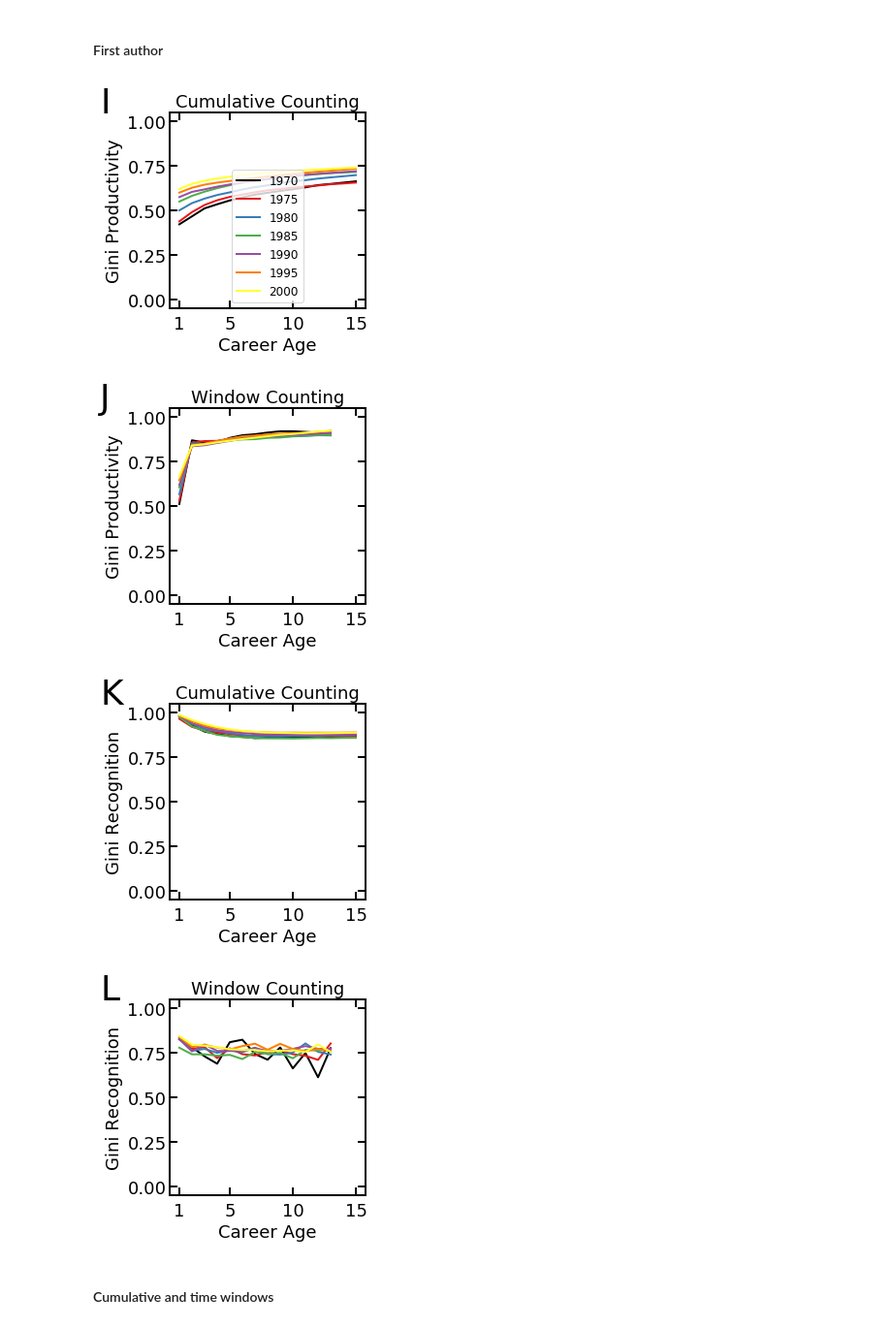
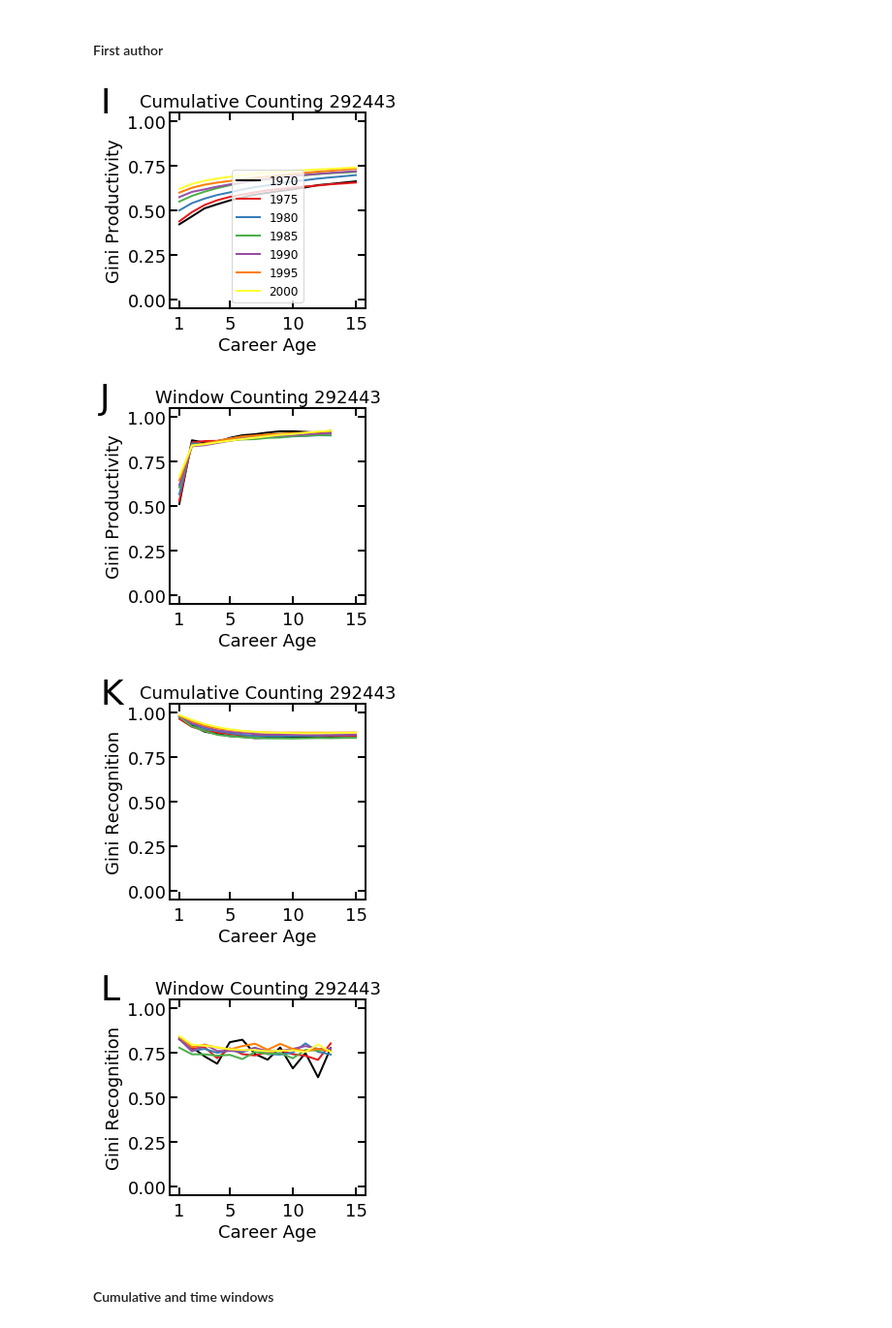
Before and after one commit to gesiscss/inequality, a Jupyter notebook: 7.Citation and Publication analysis.ipynb, the cells around one changed output. Shown at 97% size. Cells and saved outputs as stored; diff of their text form; code cells hidden in the pictures.

```diff
--- a/7.Citation and Publication analysis.ipynb
+++ b/7.Citation and Publication analysis.ipynb
@@ -600,7 +606,8 @@ res = []
 res2 = []
 for df in dfs:
     effect_size_count = get_effect_size_stats(df)
-    res.append(effect_size_count[effect_size_count > 1.0].count())
+    effect_size_count = effect_size_count.drop(1970)
+    res.append(effect_size_count[effect_size_count >= 1.0].count())
     res2.append(effect_size_count.sum())
 #     print(effect_size_count)
 #     print()
@@ -808,11 +817,11 @@ def plot_array_configs(data, configs, letters, x_ends, name_ext=''):
         plot_criteria_over_career_ages(data, *config, letter=letter, legend=legend, x_end=x_end, name_ext=name_ext)
         legend = False
 # %%
-def get_config(crit, crit_name):
-    config1 = [(f'{crit}_cum_num_pub', f'{crit_name} Productivity', 'Cumulative Counting'),
-               (f'{crit}_win_num_pub', f'{crit_name} Productivity', 'Window Counting'),
-                (f'{crit}_cum_num_cit', f'{crit_name} Recognition', 'Cumulative Counting'),
-                (f'{crit}_win_num_cit', f'{crit_name} Recognition', 'Window Counting')]
+def get_config(crit, crit_name, size=""):
+    config1 = [(f'{crit}_cum_num_pub', f'{crit_name} Productivity', f'Cumulative Counting {size}'),
+               (f'{crit}_win_num_pub', f'{crit_name} Productivity', f'Window Counting {size}'),
+                (f'{crit}_cum_num_cit', f'{crit_name} Recognition', f'Cumulative Counting {size}'),
+                (f'{crit}_win_num_cit', f'{crit_name} Recognition', f'Window Counting {size}')]
     return config1
 letters1 = ['A', 'B', 'C', 'D']
 letters2 = ['E', 'F', 'G', 'H']
@@ -879,13 +888,15 @@ def plot_for_latex(citations_window, citations_window_first, x_ends):
 #### First author
 # %%
 cohort_counts_gini_first = agg_data_df(citations_window_first, gini, 'gini')
+# %%
+citations_window_first_size = citations_window_first['author'].nunique()
 # %%
-plot_array_configs(cohort_counts_gini_first, get_config('gini', 'Gini'), letters3, x_ends, name_ext='_first')
+plot_array_configs(cohort_counts_gini_first, get_config('gini', 'Gini', citations_window_first_size), letters3, x_ends, name_ext='_first')
 # %% [output]
-[figure, old version]
+[figure, new version]
-[figure, old version]
+[figure, new version]
-[figure, old version]
+[figure, new version]
-[figure, old version]
+[figure, new version]
 # %% [markdown]
 #### Cumulative and time windows
 # %%
```
Also changed, not shown: parts of 13 cells of this notebook, 18 other files.
